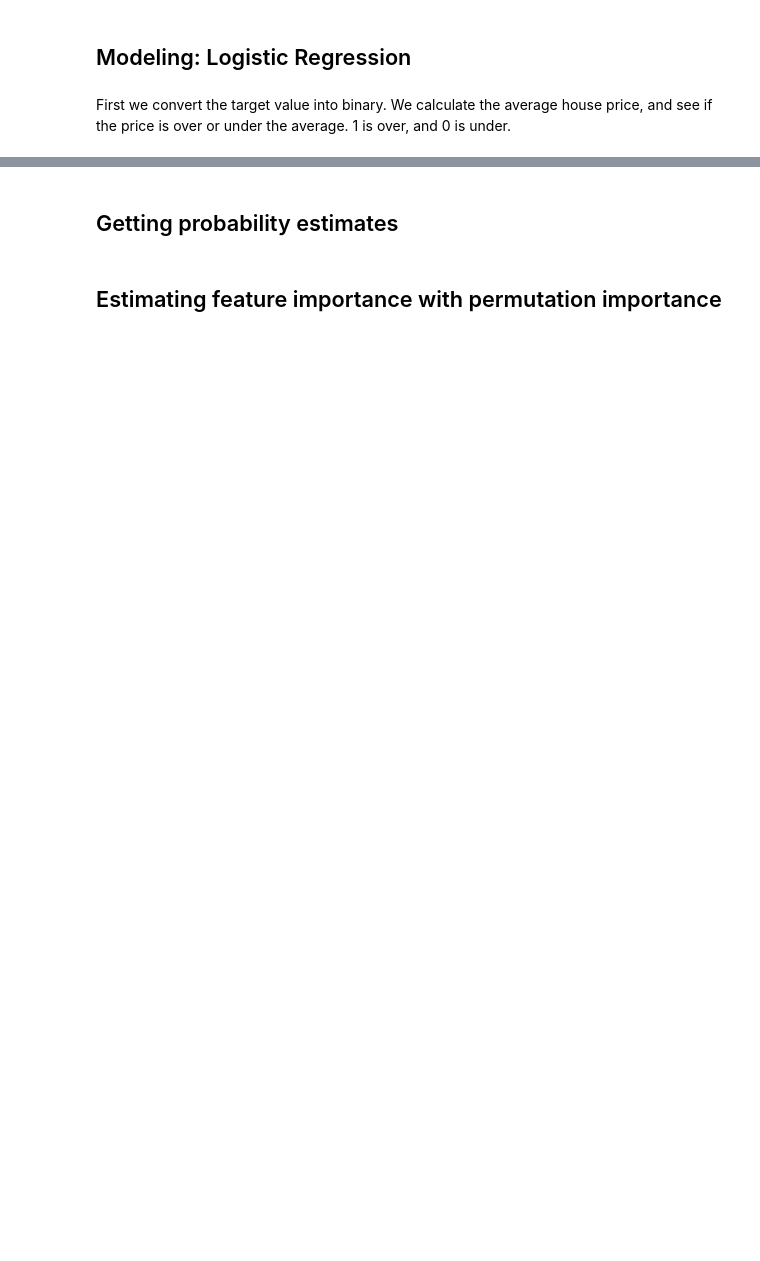
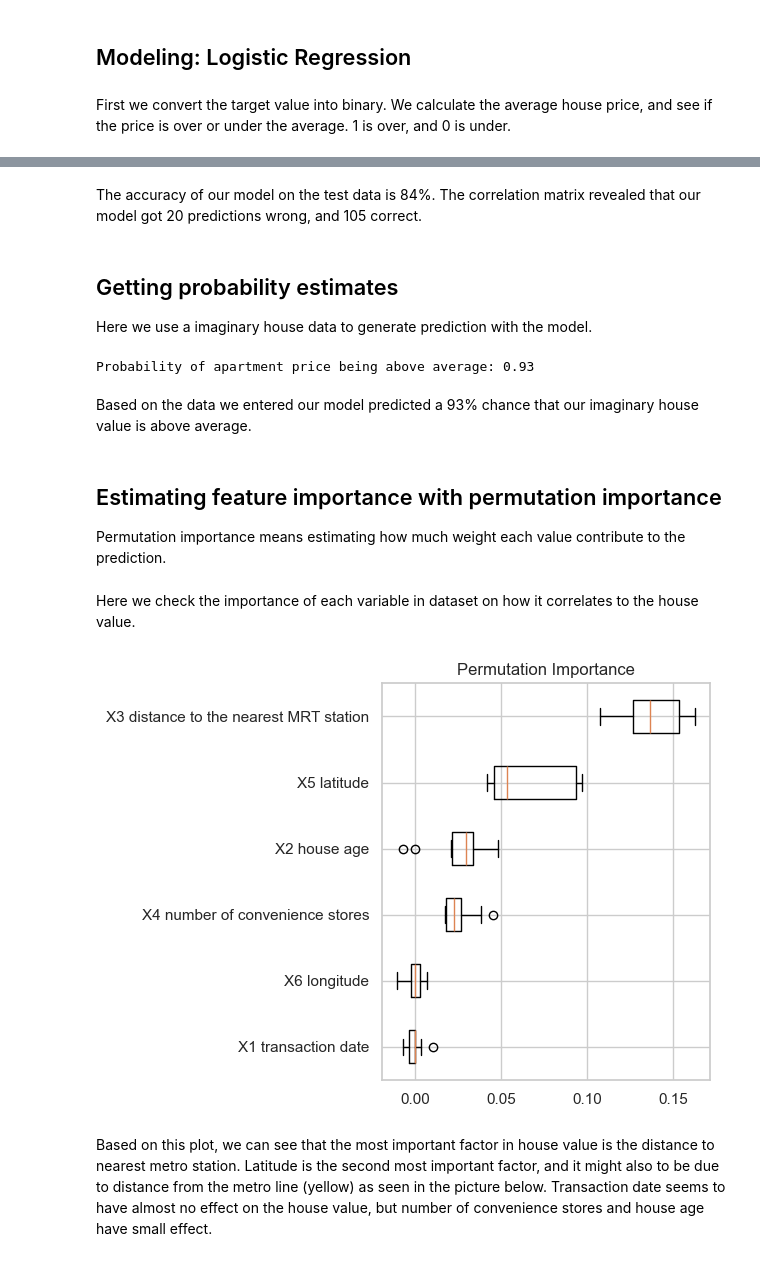
Before and after one commit to VilleSchulz/Machine-learning, a Jupyter notebook: Assignment_4_Linear_and_Logistic_Regression/task.ipynb, the cells around one changed output, grey strips where cells are left out. Cells and saved outputs as stored; diff of their text form; code cells hidden in the pictures; blank space fills up the shorter version.

```diff
--- a/Assignment_4_Linear_and_Logistic_Regression/task.ipynb
+++ b/Assignment_4_Linear_and_Logistic_Regression/task.ipynb
@@ -131,7 +169,7 @@ from sklearn.preprocessing import StandardScaler
 # Standardize features
 scaler = StandardScaler()
 
-X_scaled = pd.DataFrame(scaler.fit_transform(X_train))
+X_scaled = pd.DataFrame(scaler.fit_transform(X_train), columns=X.columns)
 X_test_scaled = pd.DataFrame(scaler.fit_transform(X_test))
 # First 10 rows of scaled features
 display(X_scaled.head(10))
@@ -248,5 +364,9 @@ plt.show()
+# %% [markdown]
+The accuracy of our model on the test data is 84%. The correlation matrix revealed that our model got 20 predictions wrong, and 105 correct.
 # %% [markdown]
 ## Getting probability estimates
+
+Here we use a imaginary house data to generate prediction with the model.
 # %%
 features = ['X1 transaction date','X2 house age','X3 distance to the nearest MRT station','X4 number of convenience stores','X5 latitude','X6 longitude']
 values = [2013.917,15.5,400.5,2.0,24.98034,121.53951]
@@ -259,5 +379,30 @@ p = reg.predict_proba(Xi)[:,1]
 
 # output
 print("Probability of apartment price being above average: %0.2f" % p[0])
+# %% [output]
+Probability of apartment price being above average: 0.93
+# %% [markdown]
+Based on the data we entered our model predicted a 93% chance that our imaginary house value is above average.
 # %% [markdown]
 ## Estimating feature importance with permutation importance
+
+Permutation importance means estimating how much weight each value contribute to the prediction.
+# %% [markdown]
+Here we check the importance of each variable in dataset on how it correlates to the house value.
+# %%
+# feature importance
+from sklearn.inspection import permutation_importance
+
+result = permutation_importance(reg, X_scaled, y_binary, n_repeats=10, scoring="accuracy", random_state=0, n_jobs=-1)
+sorted_idx = result.importances_mean.argsort()
+
+fig, ax = plt.subplots()
+ax.boxplot(result.importances[sorted_idx].T, vert=False, tick_labels=X.columns[sorted_idx])
+ax.set_title("Permutation Importance")
+fig.tight_layout()
+plt.show()
+# %% [output]
+[figure, added]
+# %% [markdown]
+Based on this plot, we can see that the most important factor in house value is the distance to nearest metro station. Latitude is the second most important factor, and it might also to be due to distance from the metro line (yellow) as seen in the picture below.
+Transaction date seems to have almost no effect on the house value, but number of convenience stores and house age have small effect.
```
Also changed, not shown: parts of 35 cells of this notebook, 1 other file.
